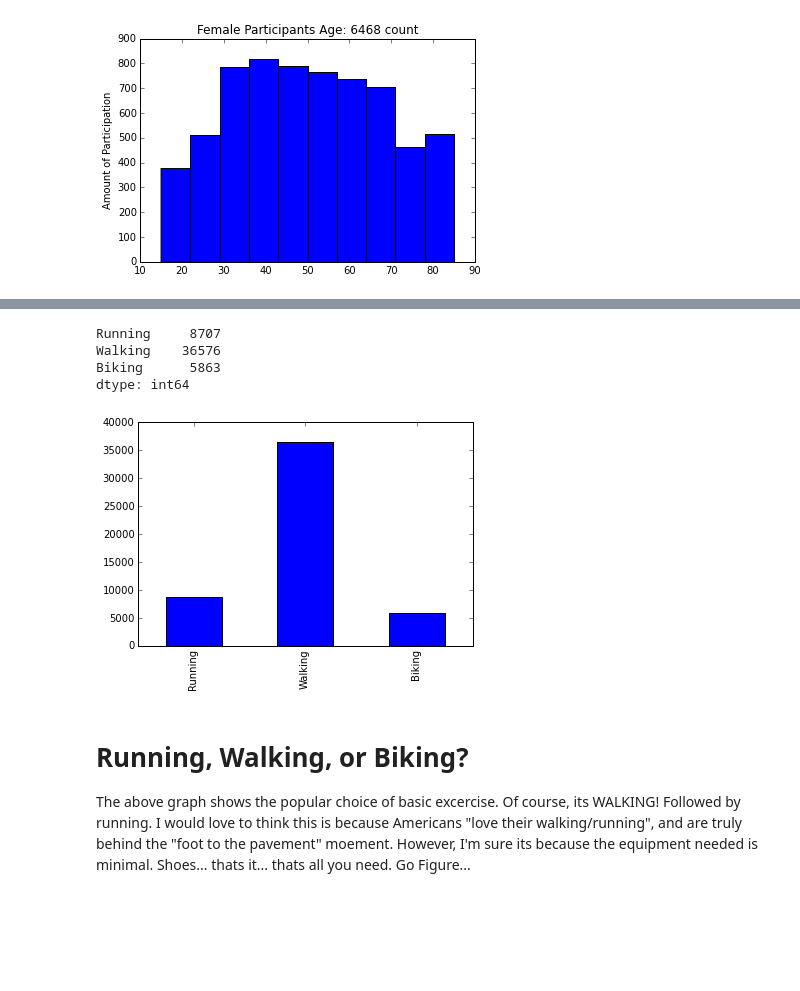
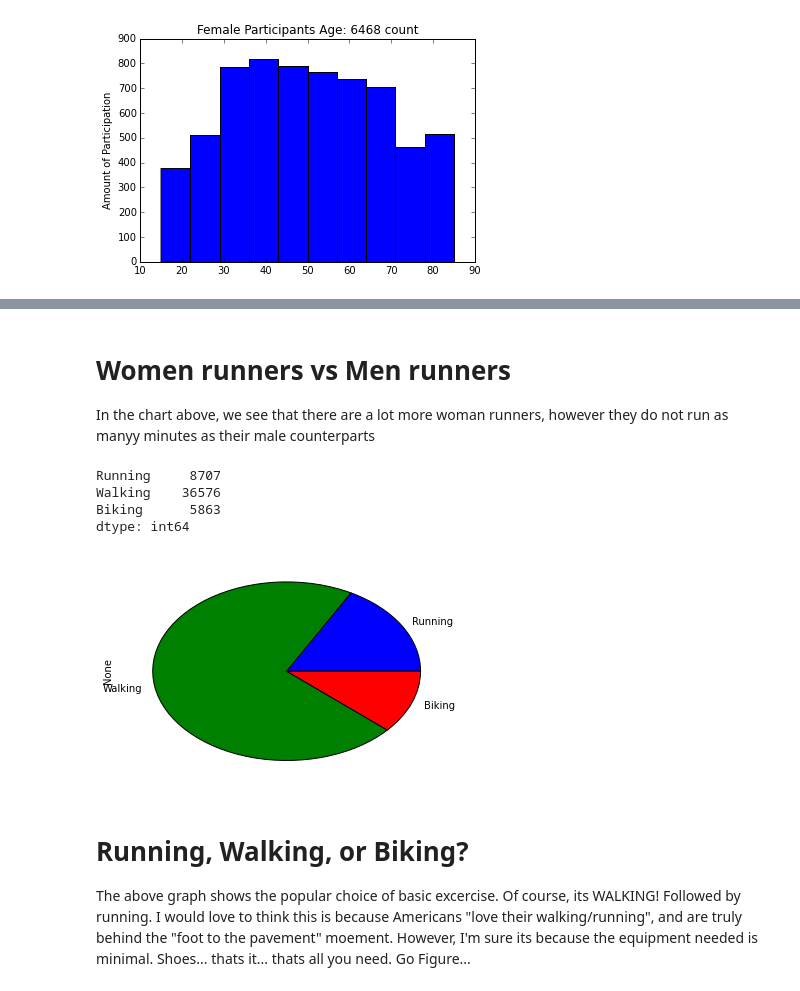
Before and after one commit to JermaineKee/Atus-Analysis, a Jupyter notebook: cleanedData.ipynb, the cells around one changed output, grey strips where cells are left out. Drawn from its saved outputs; the diff is of its cells as text; code cells hidden in the pictures; blank space fills up the shorter version.

Commit message:
added summary file

```diff
--- a/cleanedData.ipynb
+++ b/cleanedData.ipynb
@@ -5,4 +5,4 @@ import matplotlib.pyplot as plt
 import re
 %matplotlib inline
 # %%
-summary = pd.read_csv('data/atussum_2014.dat')
+data_summary = pd.read_csv('data/atussum_2014.dat')
@@ -579,3 +622,6 @@ data_summary["Banking"].sum() #minutes spent "Banking"
+# %% [markdown]
+# Women runners vs Men runners
+In the chart above, we see that there are a lot more woman runners, however they do not run as manyy minutes as their male counterparts
 # %%
 data_summary[[ 'Running', 'Walking', 'Biking']].sum()
 # %% [output]
@@ -584,12 +630,12 @@ Walking    36576
 Biking      5863
 dtype: int64
 # %%
-active = data_summary[[ 'Running', 'Walking', 'Biking']].sum()
+active = data_summary[[ 'Running', 'Walking', 'Biking',]].sum()
 # %%
-active.plot(kind = 'bar')
+active.plot(kind ='pie')
 plt.show()
 # %% [output]
-[figure, old version]
+[figure, new version]
 # %% [markdown]
 # Running, Walking, or Biking?
 The above graph shows the popular choice of basic excercise.  Of course, its WALKING! Followed by running. I would love to think this is because Americans "love their walking/running", and are truly behind the "foot to the pavement" moement.  However, I'm sure its because the equipment needed is minimal.  Shoes... thats it... thats all you need.  Go Figure...
```
Also changed, not shown: parts of 23 cells of this notebook, 1 other file.
